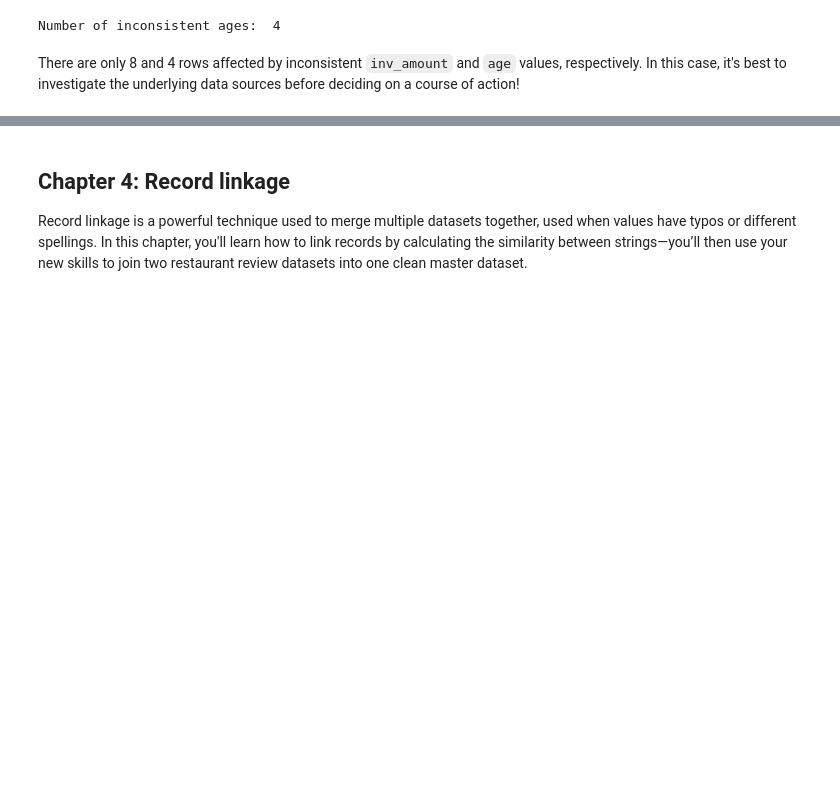
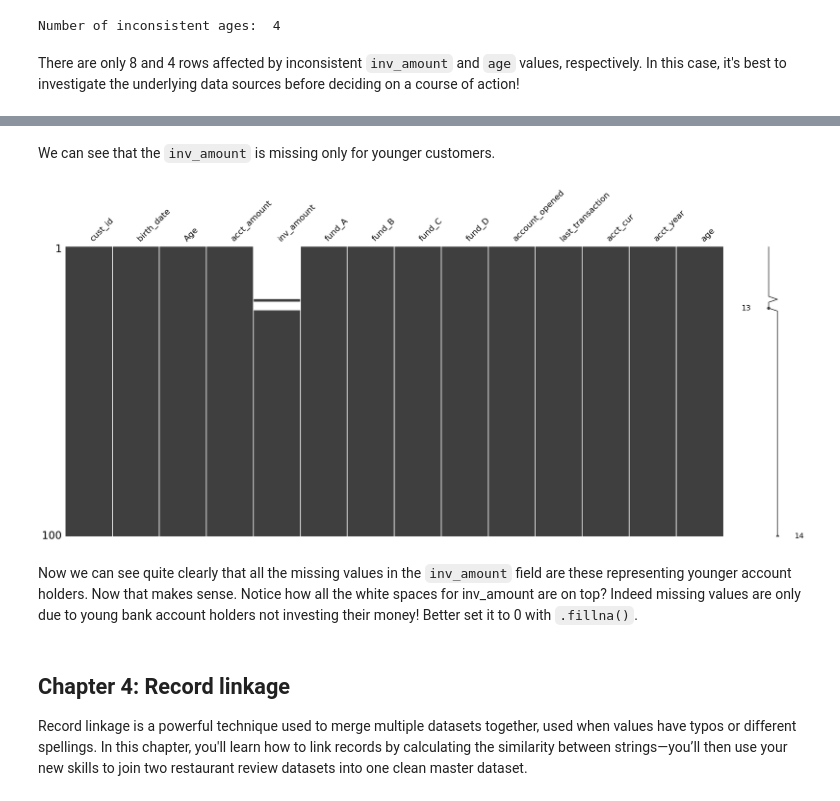
Before and after one commit to mahmoudadelaziz/data-cleaning-with-python, a Jupyter notebook: Cleaning Data in Python.ipynb, the cells around one changed output, grey strips where cells are left out. Saved outputs shown, nothing was run; the diff lists cells and outputs as text; code cells hidden in the pictures; blank space fills up the shorter version.

```diff
--- a/Cleaning Data in Python.ipynb
+++ b/Cleaning Data in Python.ipynb
@@ -889,3 +978,14 @@ There are only 8 and 4 rows affected by inconsistent `inv_amount` and `age` valu
+# %% [markdown]
+We can see that the `inv_amount` is missing only for younger customers.
+# %%
+# Sort banking by age and visualize
+banking_sorted = banking.sort_values(["Age"])
+msno.matrix(banking_sorted)
+plt.show()
+# %% [output]
+[figure, added]
+# %% [markdown]
+Now we can see quite clearly that all the missing values in the `inv_amount` field are these representing younger account holders. Now that makes sense. Notice how all the white spaces for inv_amount are on top? Indeed missing values are only due to young bank account holders not investing their money! Better set it to 0 with `.fillna()`.
 # %% [markdown]
 ## Chapter 4: Record linkage
 
```
Also changed, not shown: parts of 18 cells of this notebook.
